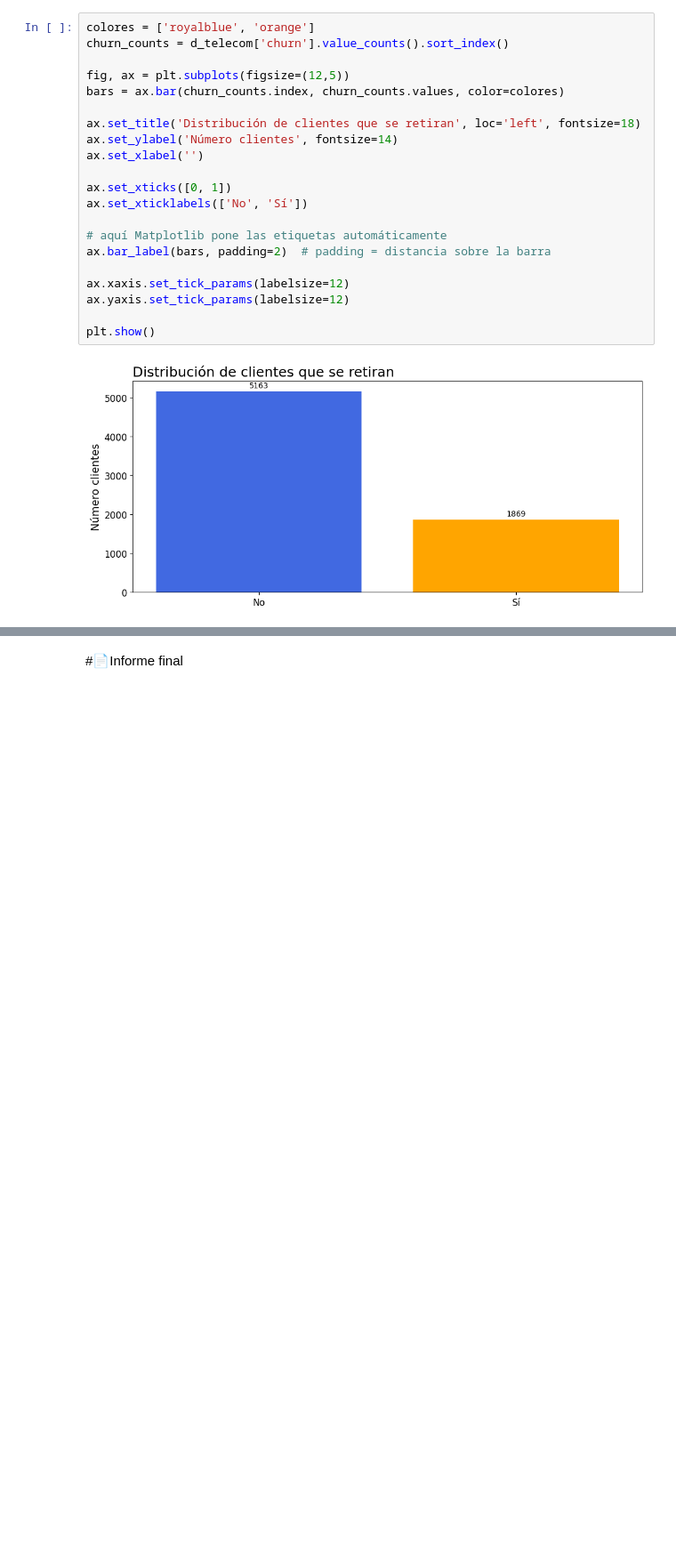
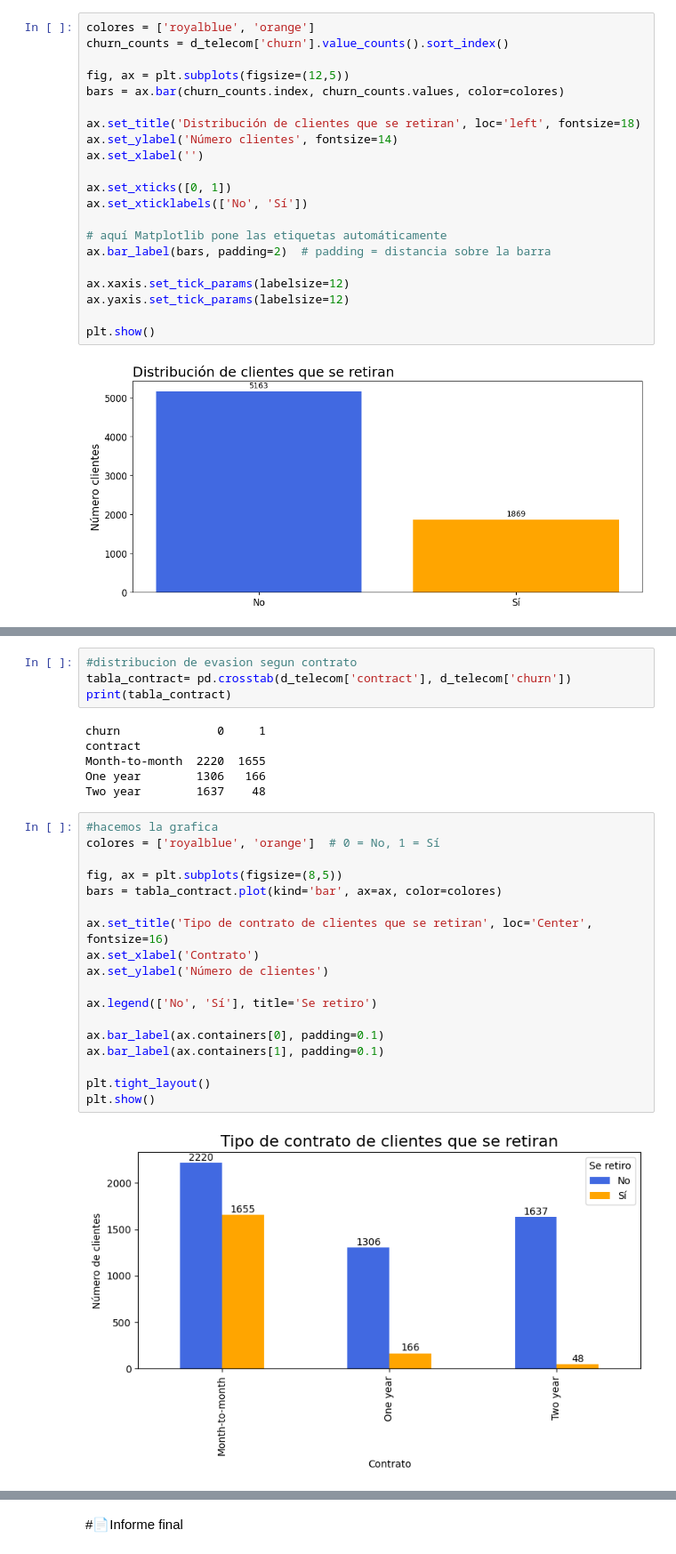
Before and after one commit to MCCoronel12/Proyecto_Telecom, a Jupyter notebook: TelecomX_LATAM.ipynb, the cells around one changed output, grey strips where cells are left out. Shown at 89% size. Drawn from its saved outputs; the diff is of its cells as text; blank space fills up the shorter version.

```diff
--- a/TelecomX_LATAM.ipynb
+++ b/TelecomX_LATAM.ipynb
@@ -438,0 +488,30 @@ plt.show()
+# %%
+#distribucion de evasion segun contrato
+tabla_contract= pd.crosstab(d_telecom['contract'], d_telecom['churn'])
+print(tabla_contract)
+# %% [output]
+churn              0     1
+contract
+Month-to-month  2220  1655
+One year        1306   166
+Two year        1637    48
+# %%
+#hacemos la grafica
+colores = ['royalblue', 'orange']  # 0 = No, 1 = Sí
+
+fig, ax = plt.subplots(figsize=(8,5))
+bars = tabla_contract.plot(kind='bar', ax=ax, color=colores)
+
+ax.set_title('Tipo de contrato de clientes que se retiran', loc='Center', fontsize=16)
+ax.set_xlabel('Contrato')
+ax.set_ylabel('Número de clientes')
+
+ax.legend(['No', 'Sí'], title='Se retiro')
+
+ax.bar_label(ax.containers[0], padding=0.1)
+ax.bar_label(ax.containers[1], padding=0.1)
+
+plt.tight_layout()
+plt.show()
+# %% [output]
+[figure, added]
```
Also changed, not shown: parts of 11 cells of this notebook.
